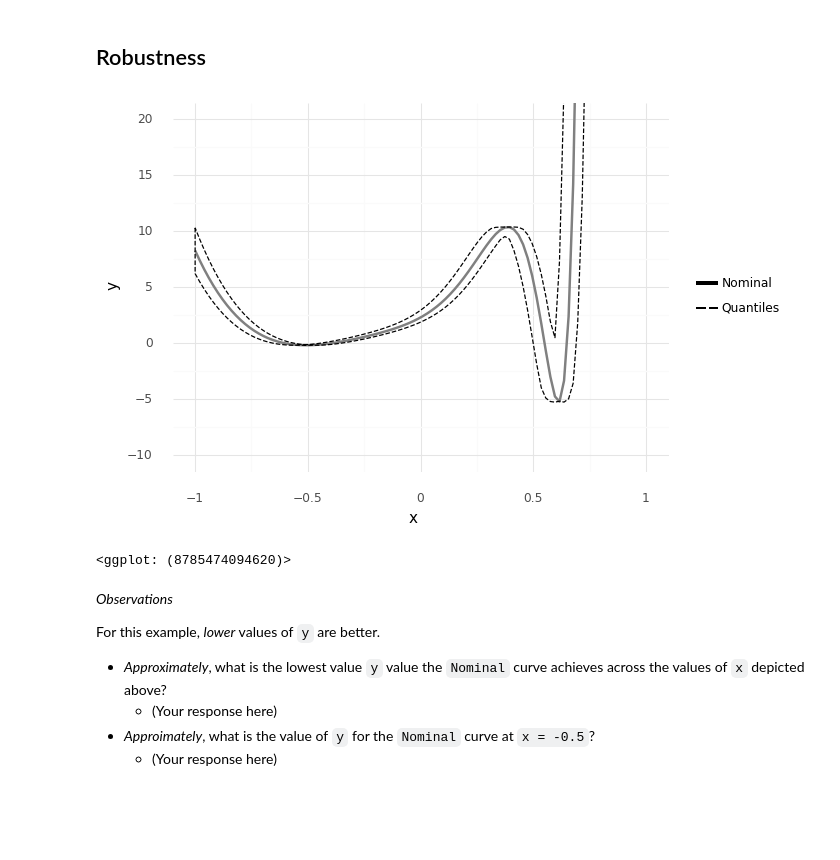
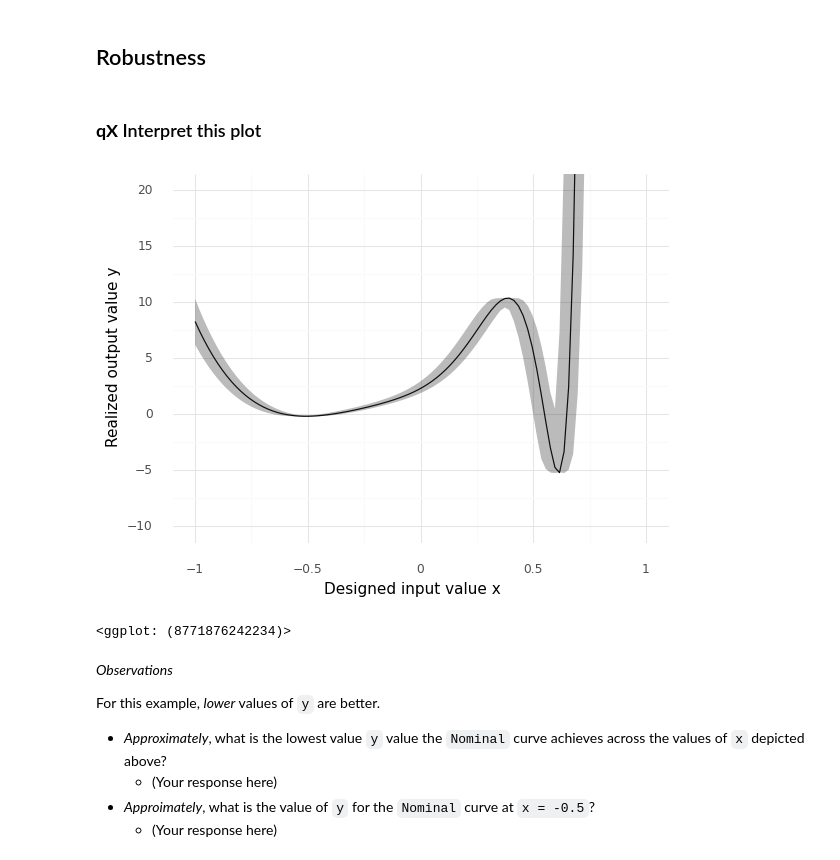
Before and after one commit to zdelrosario/evc-course, a Jupyter notebook: exercises/e-grama08-duu-master.ipynb, the cells around one changed output. Saved outputs shown, nothing was run; the diff lists cells and outputs as text; code cells hidden in the pictures; blank space fills up the shorter version.

```diff
--- a/exercises/e-grama08-duu-master.ipynb
+++ b/exercises/e-grama08-duu-master.ipynb
@@ -144,7 +480,10 @@ md_poly = (
     >> gr.cp_marginals(e=gr.marg_mom("norm", mean=0, sd=0.03))
     >> gr.cp_copula_independence()
 )
+# %% [markdown]
+### __qX__ Interpret this plot
 # %%
+## NOTE: No need to edit; run and inspect
 # Evaluate model without uncertainty
 df_poly_nom = (
     md_poly
@@ -161,43 +500,42 @@ df_poly_mc = (
         n=40,
         seed=101,
     )
     >> gr.tf_group_by("x")
     >> gr.tf_summarize(
         y_lo=gr.quant(DF.y, p=0.05),
         y_mu=gr.median(DF.y),
         y_up=gr.quant(DF.y, p=0.95),
     )
     >> gr.tf_ungroup()
 )
 
 # Visualize
 (
     df_poly_mc
     >> gr.tf_mutate(source="Quantiles")
     >> gr.ggplot(gr.aes("x"))
     + gr.geom_line(
         data=df_poly_nom
         >> gr.tf_mutate(source="Nominal"),
-        mapping=gr.aes(y="y", linetype="source", color="source"),
-        size=1,
+        mapping=gr.aes(y="y"),
     )
     + gr.geom_ribbon(
-        mapping=gr.aes(ymin="y_lo", ymax="y_up", linetype="source", color="source"),
-        fill=None,
+        mapping=gr.aes(ymin="y_lo", ymax="y_up"),
+        alpha=1/3,
     )
 
     + gr.scale_y_continuous(breaks=(-10, -5, 0, +5, +10, +15, +20))
-    + gr.scale_linetype_discrete(name=" ")
-    + gr.scale_color_manual(
-        values=dict(Nominal="grey", Quantiles="black"),
-    )
     + gr.coord_cartesian(ylim=(-10, 20))
     + gr.theme_minimal()
     + gr.guides(color=None)
+    + gr.labs(
+        x="Designed input value x",
+        y="Realized output value y",
+    )
 )
 # %% [output]
-[figure, old version]
+[figure, new version]
-<ggplot: (8785474094620)>
+<ggplot: (8771876242234)>
 # %% [markdown]
 *Observations*
 
```
Also changed, not shown: parts of 25 cells of this notebook.
